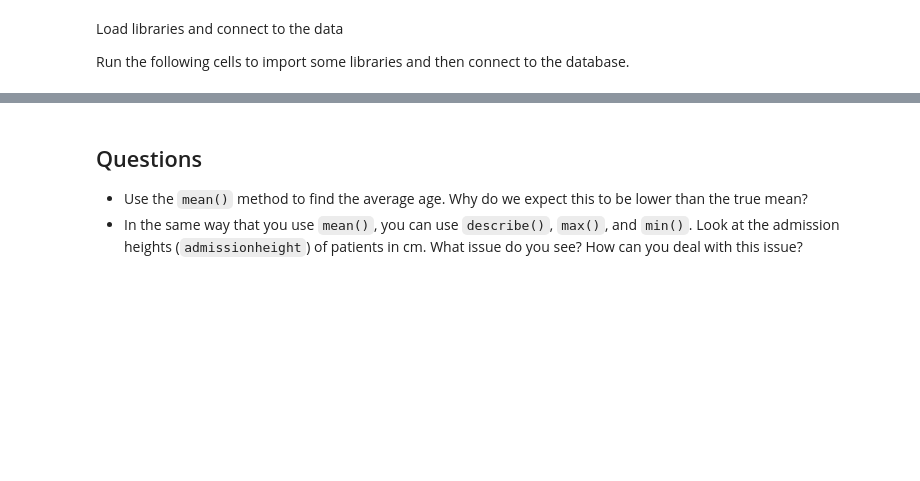
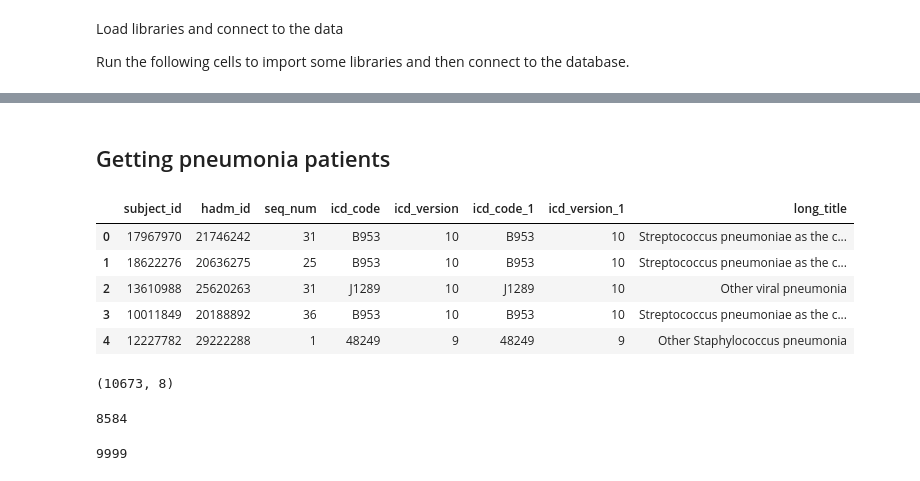
Before and after one commit to cloverbunny/mimic-iv, a Jupyter notebook: c14_combine_mimic_files3_20_22.ipynb, the cells around one changed output, grey strips where cells are left out. Drawn from its saved outputs; the diff is of its cells as text; code cells hidden in the pictures; blank space fills up the shorter version.

```diff
--- a/c14_combine_mimic_files3_20_22.ipynb
+++ b/c14_combine_mimic_files3_20_22.ipynb
@@ -115,5 +64,0 @@ patient[agenum_col].plot(kind='hist', bins=15)
-# %% [markdown]
-## Questions
-
-- Use the `mean()` method to find the average age. Why do we expect this to be lower than the true mean?
-- In the same way that you use `mean()`, you can use `describe()`, `max()`, and `min()`. Look at the admission heights (`admissionheight`) of patients in cm. What issue do you see? How can you deal with this issue?
@@ -126,0 +65,2 @@ patient[patient[adheight_col] < 10] = None
+# %% [markdown]
+## Getting pneumonia patients
@@ -126,0 +75,21 @@ patient[patient[adheight_col] < 10] = None
+# %%
+pneumonia.head()
+# %% [output]
+|  | subject_id | hadm_id | seq_num | icd_code | icd_version | icd_code_1 | icd_version_1 | long_title |
+| 0 | 17967970 | 21746242 | 31 | B953 | 10 | B953 | 10 | Streptococcus pneumoniae as the c... |
+| 1 | 18622276 | 20636275 | 25 | B953 | 10 | B953 | 10 | Streptococcus pneumoniae as the c... |
+| 2 | 13610988 | 25620263 | 31 | J1289 | 10 | J1289 | 10 | Other viral pneumonia |
+| 3 | 10011849 | 20188892 | 36 | B953 | 10 | B953 | 10 | Streptococcus pneumoniae as the c... |
+| 4 | 12227782 | 29222288 | 1 | 48249 | 9 | 48249 | 9 | Other Staphylococcus pneumonia |
+# %%
+pneumonia.shape
+# %% [output]
+(10673, 8)
+# %%
+len(pneumonia.subject_id.unique())
+# %% [output]
+8584
+# %%
+len(pneumonia.hadm_id.unique())
+# %% [output]
+9999
```
Also changed, not shown: parts of 44 cells of this notebook.
